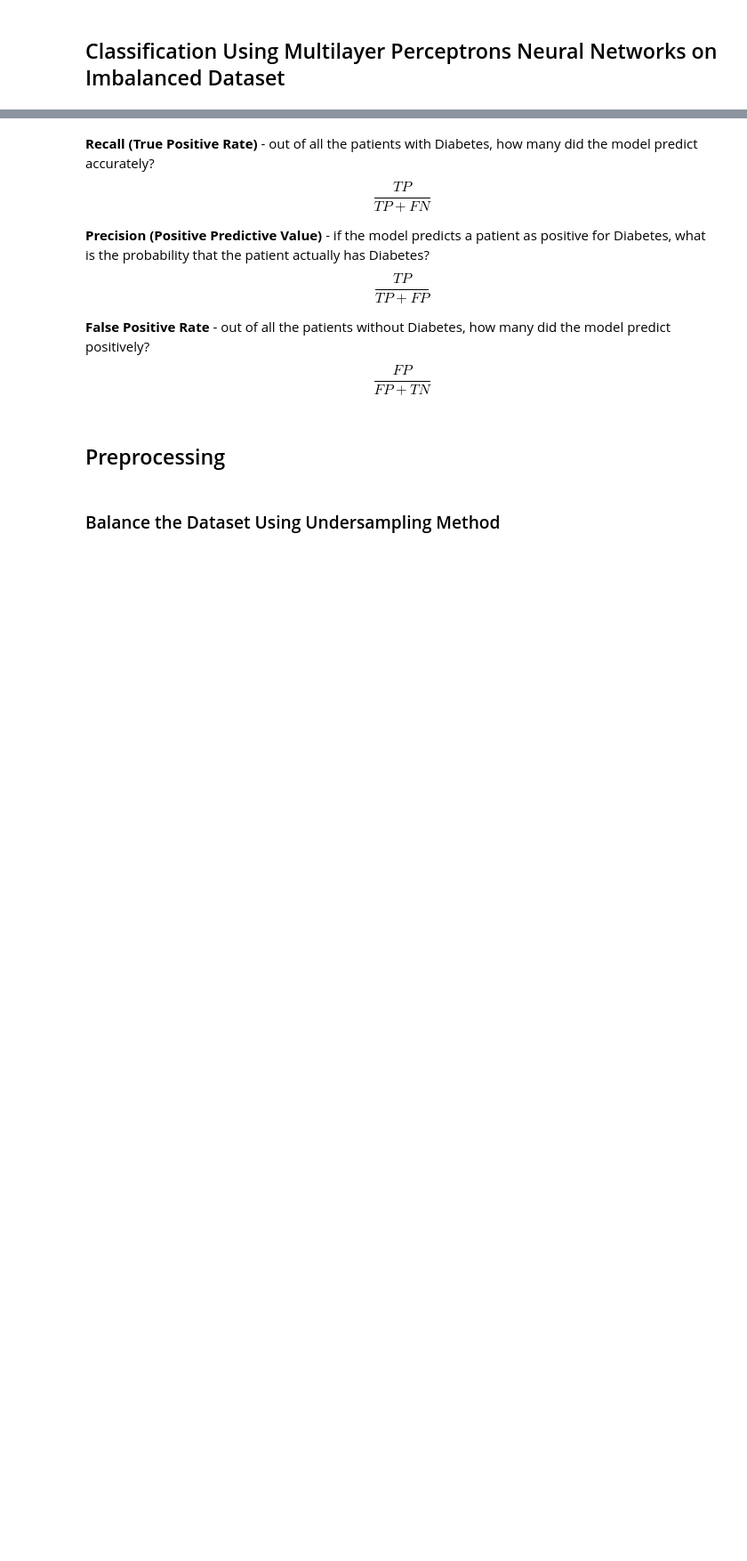
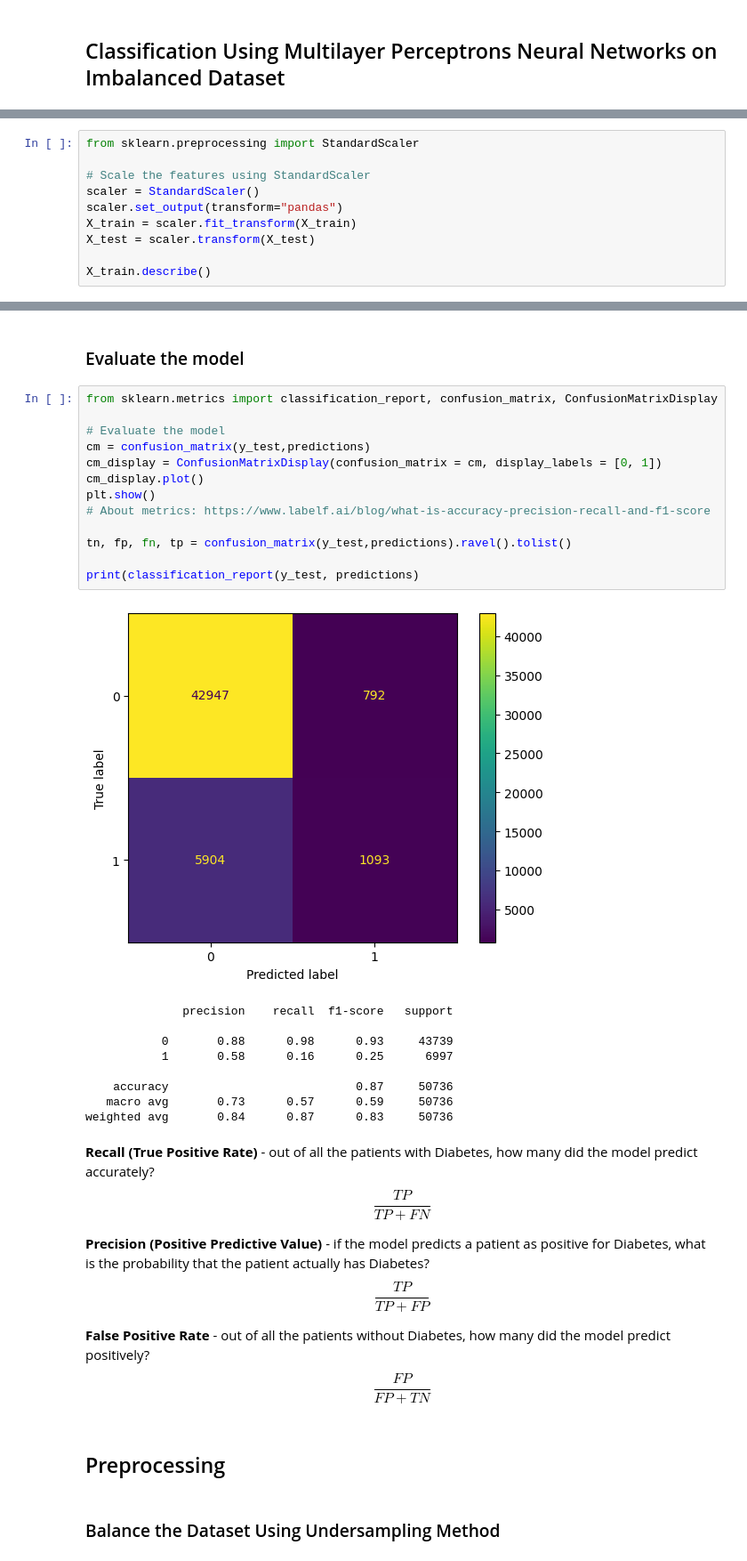
Before and after one commit to cepulmano/ai-healthcare-medicine, a Jupyter notebook: day2/predictiveanalytics/DiabetesPrediction.ipynb, the cells around one changed output, grey strips where cells are left out. Shown at 89% size. Cells and saved outputs as stored; diff of their text form; blank space fills up the shorter version.

```diff
--- a/day2/predictiveanalytics/DiabetesPrediction.ipynb
+++ b/day2/predictiveanalytics/DiabetesPrediction.ipynb
@@ -137,0 +102,10 @@ True Positive: 1131
+# %%
+from sklearn.preprocessing import StandardScaler
+
+# Scale the features using StandardScaler
+scaler = StandardScaler()
+scaler.set_output(transform="pandas")
+X_train = scaler.fit_transform(X_train)
+X_test = scaler.transform(X_test)
+
+X_train.describe()
@@ -138,3 +133,28 @@ True Positive: 1131
+# %% [markdown]
+### Evaluate the model
+# %%
+from sklearn.metrics import classification_report, confusion_matrix, ConfusionMatrixDisplay
+
+# Evaluate the model
+cm = confusion_matrix(y_test,predictions)
+cm_display = ConfusionMatrixDisplay(confusion_matrix = cm, display_labels = [0, 1])
+cm_display.plot()
+plt.show()
+# About metrics: https://www.labelf.ai/blog/what-is-accuracy-precision-recall-and-f1-score
+
+tn, fp, fn, tp = confusion_matrix(y_test,predictions).ravel().tolist()
+
+print(classification_report(y_test, predictions)
+# %% [output]
+[figure, added]
+              precision    recall  f1-score   support
+
+           0       0.88      0.98      0.93     43739
+           1       0.58      0.16      0.25      6997
+
+    accuracy                           0.87     50736
+   macro avg       0.73      0.57      0.59     50736
+weighted avg       0.84      0.87      0.83     50736
 # %% [markdown]
 **Recall (True Positive Rate)** - out of all the patients with Diabetes, how many did the model predict accurately?
 $$ \frac{TP}{TP + FN} $$
```
Also changed, not shown: parts of 7 cells of this notebook.
